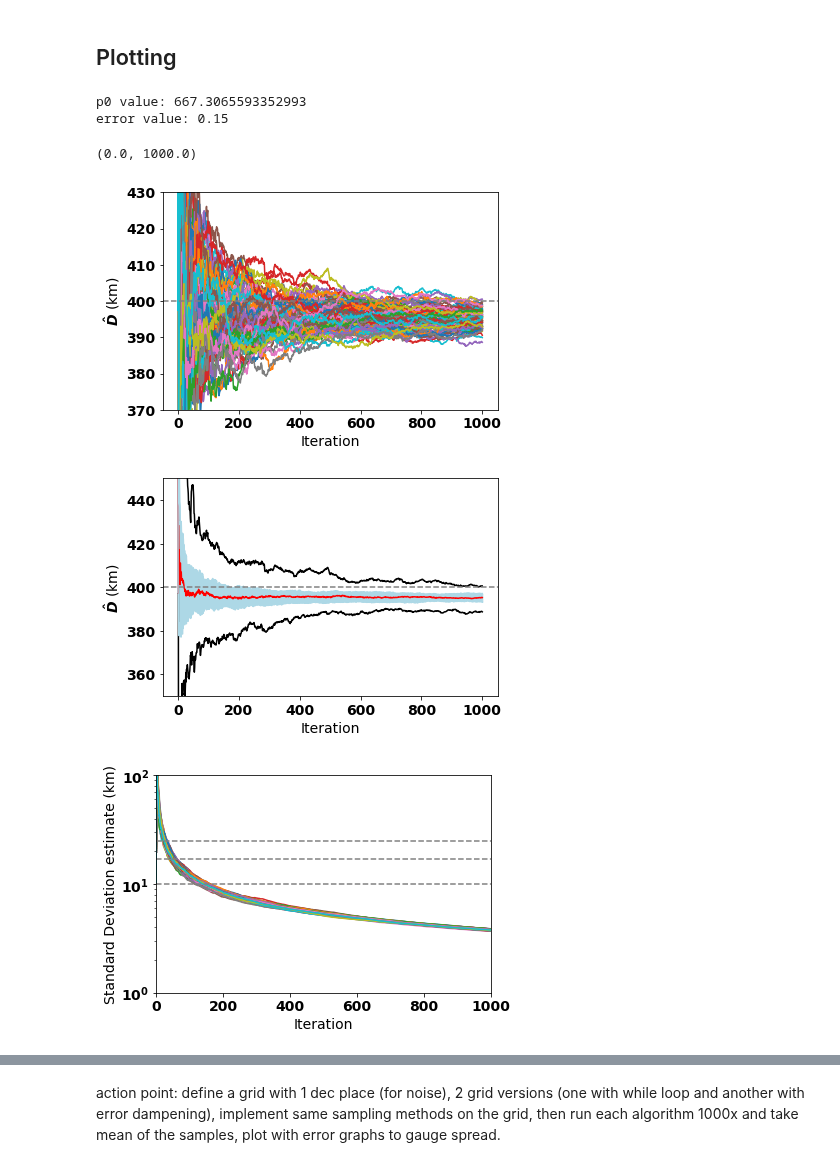
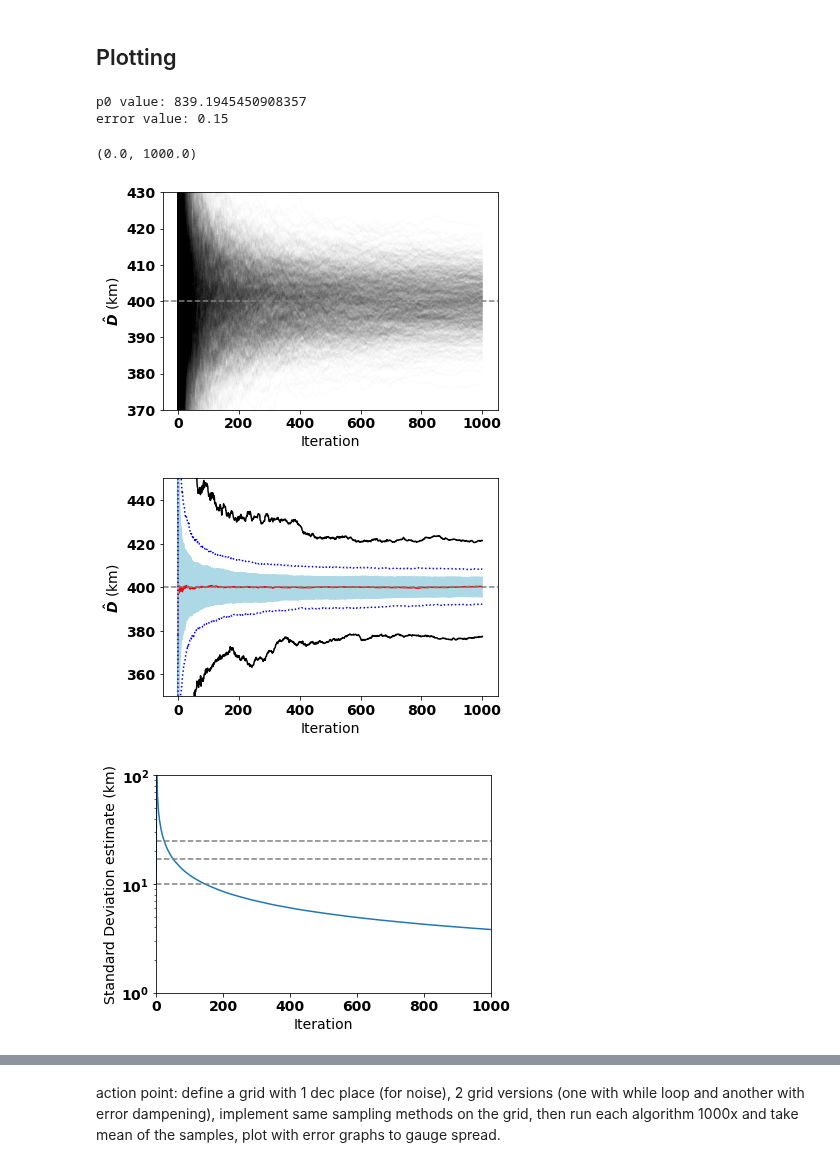
Before and after one commit to mustafa-majid-uu/curvefit_sampling, a Jupyter notebook: ex_ADS.ipynb, the cells around one changed output, grey strips where cells are left out. Cells and saved outputs as stored; diff of their text form; code cells hidden in the pictures.

```diff
--- a/ex_ADS.ipynb
+++ b/ex_ADS.ipynb
@@ -140,8 +139,21 @@ x2_lst = [  ]
 y2_lst = [  ]
 
 my_dict = {key: 0 for key in range(0, UpperBound+1)}
-for a in range(0,repeat_times):
+overflowcount = 0
+
+#Repeat the whole algorithm a certain number of repetitions. Generate a new set of noise grids for each repetition, using the repetition number as the randomness seed.
+for a in range(0,reps):
     my_dict = {key: 0 for key in range(0, UpperBound+1)}
+    error_arrays = []
+    for i in range(0,dictsize):
+        rng = Generator(PCG64(seed=a))
+        #error_array = np.random.normal(0, e, size=4001)
+        error_array = rng.normal(loc = 0, scale = e, size = 4001) #normal dist. centred around 0 with st.dev. e
+        error_arrays.append(error_array)
+
+
+
+
     q1,q3,q1_rho,q3_rho,m1,m1_rho,mid_Dhat = 0,0,0,0,0,0,0 #reset all values
     rp0 = np.random.uniform(100,1000) #sample initial random guess of D-hat for curve fitting
 
@@ -194,7 +206,7 @@ for a in range(0,repeat_times):
 
 
         mid_Dhat = 0.5 * (Dhat_arr2[i] + Dhat_arr2[i-1])
-        mid_Dhat = (Dhat_arr2[i]+Dhat_arr2[i-1])*0.5 + np.random.normal(0, randrange, size=1)[0]
+        mid_Dhat = (Dhat_arr2[i]+Dhat_arr2[i-1])*0.5 + np.random.normal(0, randrange, size=1)[0] #rng.normal(loc = 0, scale = randrange, size = 1)[0]
         while(mid_Dhat > MaxDistance or mid_Dhat < LowerBound):
             mid_Dhat = (Dhat_arr2[i]+Dhat_arr2[i-1])*0.5 + np.random.normal(0, randrange, size=1)[0]
 
@@ -268,7 +305,7 @@ def absdiff(i):
 
 plt.figure(8)
 for i in range(0,len(Dhat_arr2_lst)):
-    plt.plot(i_arr,Dhat_arr2_lst[i], label = 'V2') #v2
+    plt.plot(i_arr,Dhat_arr2_lst[i], label = 'V2',alpha=0.01,color='black') #v2
 plt.axhline(y=ValueTRUE, color='gray', linestyle='--')
 plt.ylim([370,430])
 plt.ylabel('$\hat{D}$ (km)')
@@ -279,59 +316,68 @@ Dhat_max = []
 Dhat_med = []
 Dhat_q1 = []
 Dhat_q3 = []
+Dhat_10 = []
+Dhat_90 = []
+std_med = []
 
 for i, items in enumerate(zip(*Dhat_arr2_lst)):
     # Find min, max, and median for each iteration
     minv = min(items)
     maxv = max(items)
     quartiles = statistics.quantiles(items) #gets the 3 quartiles
+    percentile_10 = statistics.quantiles(items, n=10)[0]
+    percentile_90 = statistics.quantiles(items, n=10)[-1]
     Dhat_min.append(minv)
     Dhat_max.append(maxv)
     Dhat_q1.append(quartiles[0])
     Dhat_q3.append(quartiles[2])
     Dhat_med.append(quartiles[1])
+    Dhat_10.append(percentile_10)
+    Dhat_90.append(percentile_90)
+
+for j, items in enumerate(zip(*cov_arr2_lst)):
+    median = statistics.median(items)
+    std_med.append(median)
 
 
 plt.figure(77)
 plt.plot(i_arr,Dhat_min, c='black')
 plt.plot(i_arr,Dhat_max, c='black')
 
 plt.plot(i_arr,Dhat_q1, color='lightblue')
 plt.plot(i_arr,Dhat_med,color = 'red')
 plt.plot(i_arr,Dhat_q3, color='lightblue')
+plt.plot(i_arr,Dhat_10, color='blue',linestyle = 'dotted')
+plt.plot(i_arr,Dhat_90, color='blue',linestyle = 'dotted')
 
 plt.fill_between(i_arr, Dhat_q1, Dhat_q3, color='lightblue')
 
 plt.ylim([350,450])
 plt.ylabel('$\hat{D}$ (km)')
 plt.xlabel('Iteration')
 plt.axhline(y=(ValueTRUE), color='gray', linestyle='--')
 #plt.legend(loc="upper right")
 
-#plot standard deviation for the algorithms
-plt.figure(6)
 
-#plt.plot(i_arr,cov_arr, c='red' )
-for i in range(0,len(cov_arr2_lst)):
-    plt.plot(i_arr,cov_arr2_lst[i], label = 'V2') #v2
-
+#Plot median of st. dev. at each iteration
+plt.figure(60)
+plt.plot(i_arr,std_med, label = 'V2')
 plt.axhline(y=(10), color='gray', linestyle='--')
 plt.axhline(y=(25), color='gray', linestyle='--')
 plt.axhline(y=(17), color='gray', linestyle='--')
 
 plt.yscale('log')
 plt.ylim([1,10**2])
 plt.ylabel('Standard Deviation estimate (km)') # LPS: As there is only one variable, this is the variance of this variable.
 plt.xlabel('Iteration')
 plt.xlim(0,1000)
-#plt.legend(loc="upper right")
 # %% [output]
-p0 value: 667.3065593352993
+p0 value: 839.1945450908357
 error value: 0.15
 (0.0, 1000.0)
-[figure, old version]
+[figure, new version]
-[figure, old version]
+[figure, new version]
-[figure, old version]
+[figure, new version]
 # %%
 
 
```
Also changed, not shown: parts of 6 cells of this notebook, 2 other files.
